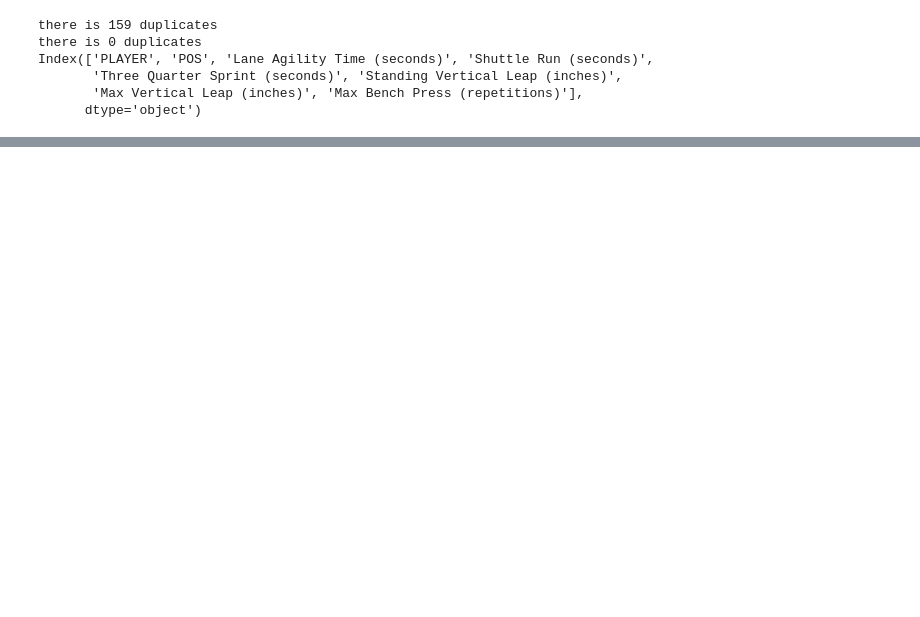
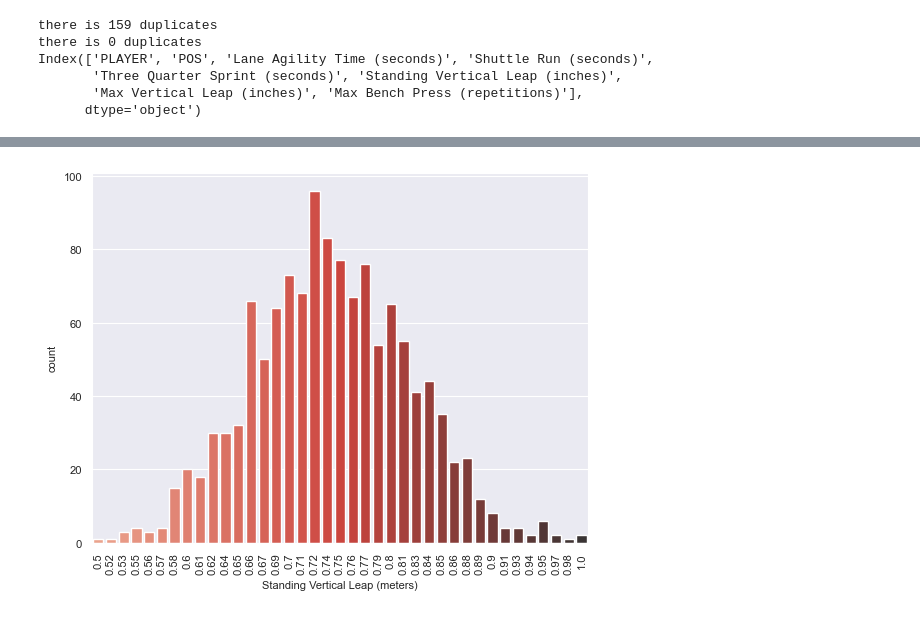
Before and after one commit to P0TEZ/nbaStats, a Jupyter notebook: dataAnalyse.ipynb, the cells around one changed output, grey strips where cells are left out. Cells and saved outputs as stored; diff of their text form; code cells hidden in the pictures; blank space fills up the shorter version.

```diff
--- a/dataAnalyse.ipynb
+++ b/dataAnalyse.ipynb
@@ -50,0 +51,15 @@ plt.show()
+# %%
+#  same for Standing Vertical Leap (inches)
+df['Standing Vertical Leap (inches)'] = df['Standing Vertical Leap (inches)'].apply(pd.to_numeric)
+df['Standing Vertical Leap (meters)'] = round(df['Standing Vertical Leap (inches)'] * 0.0254, 2)
+df3 = df.groupby('Standing Vertical Leap (meters)').agg({'PLAYER': 'count'})
+df3 = df3.rename(columns={'PLAYER': 'count'})
+df3 = df3.reset_index()
+df3 = df3.sort_values(by=['count'], ascending=False)
+df3 = df3[df3['Standing Vertical Leap (meters)'] != 0]
+sns.barplot(x='Standing Vertical Leap (meters)', y='count', data=df3, palette="Reds_d")
+plt.xticks(rotation=90)
+plt.rcParams.update({'font.size': 8})
+plt.show()
+# %% [output]
+[figure, added]
```
Also changed, not shown: parts of 2 cells of this notebook.
